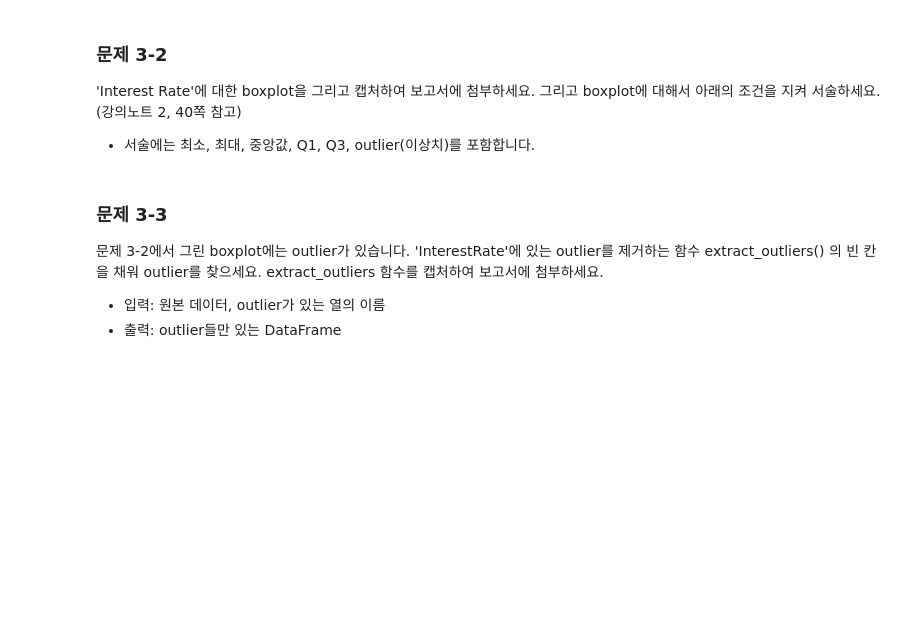
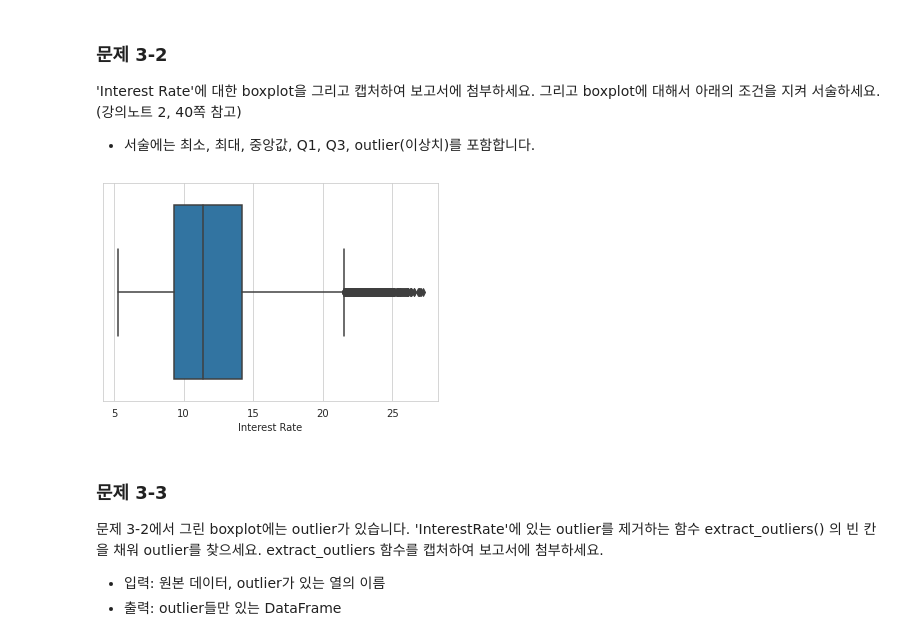
Before and after one commit to wannaBpark/2023S-Ajou-ML, a Jupyter notebook: HW1.ipynb, the cells around one changed output. Cells and saved outputs as stored; diff of their text form; code cells hidden in the pictures; blank space fills up the shorter version.

```diff
--- a/HW1.ipynb
+++ b/HW1.ipynb
@@ -304,6 +321,13 @@ print(numerical)
 ### 문제 3-2
 'Interest Rate'에 대한 boxplot을 그리고 캡처하여 보고서에 첨부하세요. 그리고 boxplot에 대해서 아래의 조건을 지켜 서술하세요. (강의노트 2, 40쪽 참고)
 * 서술에는 최소, 최대, 중앙값, Q1, Q3, outlier(이상치)를 포함합니다.
+# %%
+ir = sns.boxplot(data=data, x = 'Interest Rate')
+ir.xaxis.set_major_locator(ticker.MultipleLocator(10))
+ir.xaxis.set_major_formatter(ticker.ScalarFormatter())
+plt.show()
+# %% [output]
+[figure, added]
 # %% [markdown]
 ### 문제 3-3
 문제 3-2에서 그린 boxplot에는 outlier가 있습니다. 'InterestRate'에 있는 outlier를 제거하는 함수 extract_outliers() 의 빈 칸을 채워 outlier를 찾으세요. extract_outliers 함수를 캡처하여 보고서에 첨부하세요.
```
Also changed, not shown: parts of 12 cells of this notebook.
